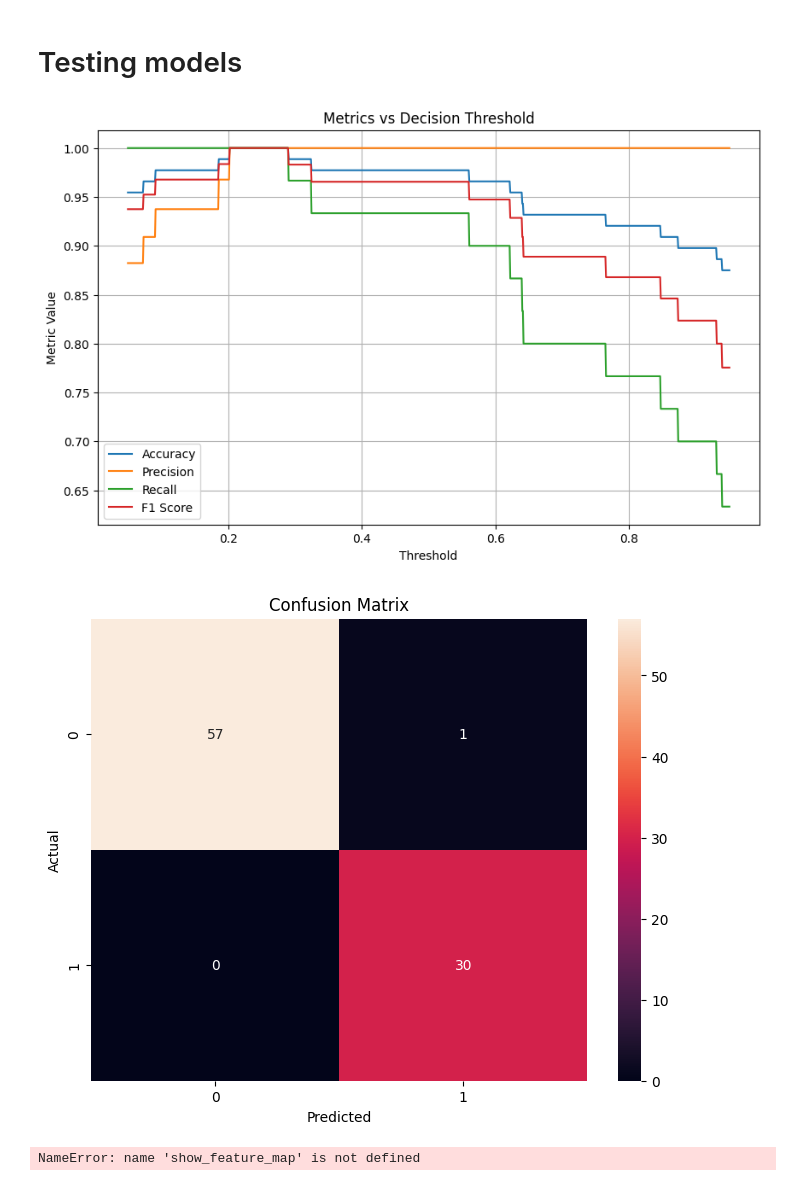
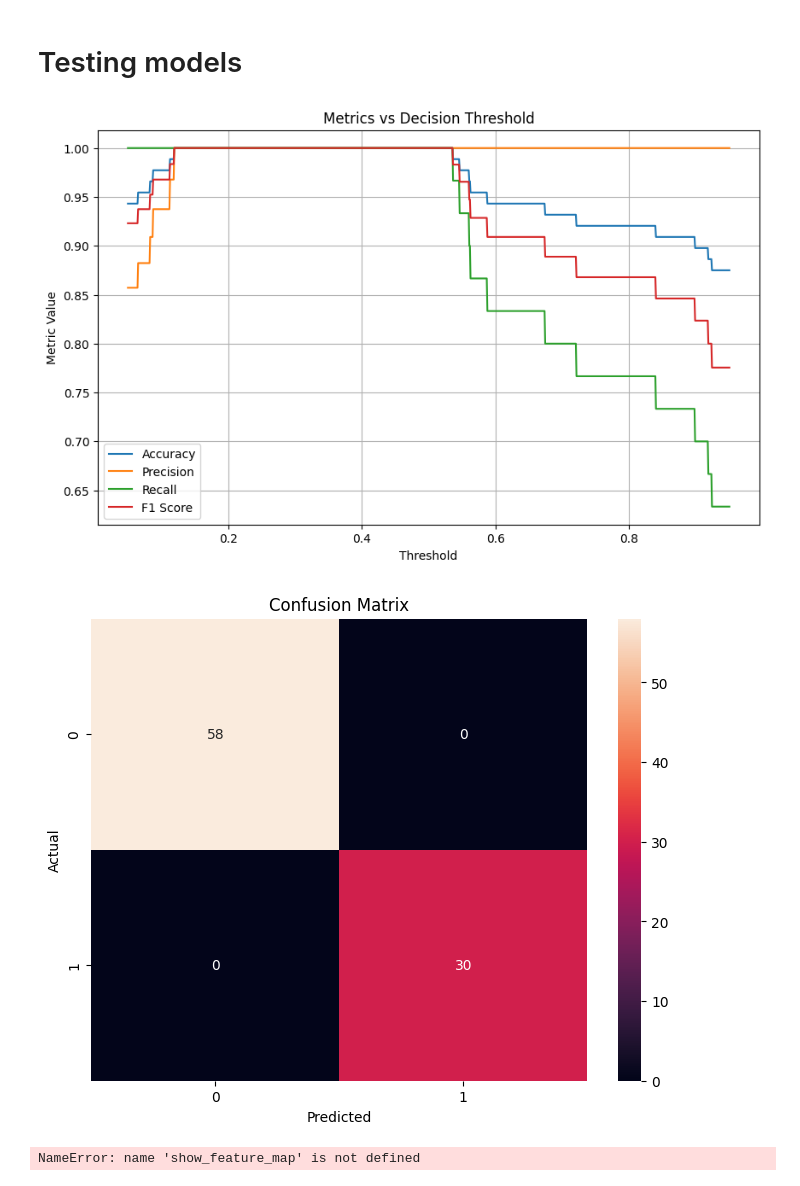
Before and after one commit to oscarwzt/court-vision-model-dev, a Jupyter notebook: training_cls.ipynb, the cells around one changed output. Saved outputs shown, nothing was run; the diff lists cells and outputs as text; code cells hidden in the pictures.

```diff
--- a/training_cls.ipynb
+++ b/training_cls.ipynb
@@ -208,12 +226,20 @@ plot_training_history(history)
 # %% [markdown]
 # Testing models
-# %%
-#model = load_resnet18("cls_chkpoint_resnet18/checkpoint_2024-01-01-22-28_lr_0.003_batch_128/checkpoint_2024-01-01-22-28_lr_0.003_batch_128/checkpoint_epoch_15.pth", 1)
-all_probs, all_labels = plot_PR_curve(model, test_loader)
-plot_confusion_matrix(all_probs, all_labels, threshold=0.2)
-# %% [output]
-[figure, removed]
-[figure, removed]
+# %%
+#model = load_resnet18("cls_chkpoint_resnet18/checkpoint_2024-01-05-14-05_lr_0.0005_batch_64/checkpoint_2024-01-05-14-05_lr_0.0005_batch_64/best_model.pth", 1)
+# model = models.mobilenet_v3_small().to("cuda:0")
+# checkpoint = torch.load("cls_chkpoint_resnet18/checkpoint_2024-01-05-14-05_lr_0.0005_batch_64/checkpoint_2024-01-05-14-05_lr_0.0005_batch_64/best_model.pth", map_location="cuda")
+# num_features = model.classifier[3].in_features
+# model.classifier[3] = nn.Linear(num_features, 1)
+# model.load_state_dict(checkpoint)
+# model.to("cuda:0")
+
+
+all_probs, all_labels = plot_PR_curve(model, test_loader)
+plot_confusion_matrix(all_probs, all_labels, threshold=0.4)
+# %% [output]
+[figure, added]
+[figure, added]
 # %%
 show_feature_map(model, 'data/classification_dataset/1/12_jpg.rf.9e8ec52c88bc5a65e52a1dfd471005af.jpg' )
 Image.open('data/classification_dataset/1/12_jpg.rf.9e8ec52c88bc5a65e52a1dfd471005af.jpg')
```
Also changed, not shown: parts of 7 cells of this notebook, 45 other files.
